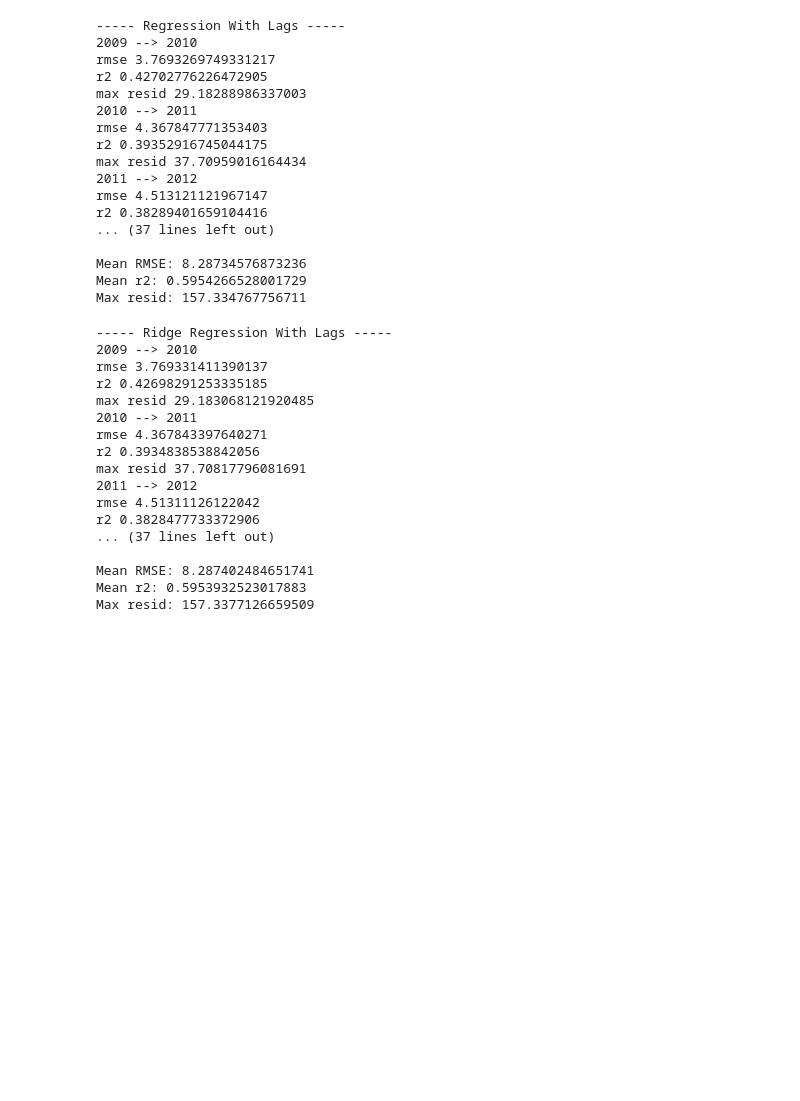
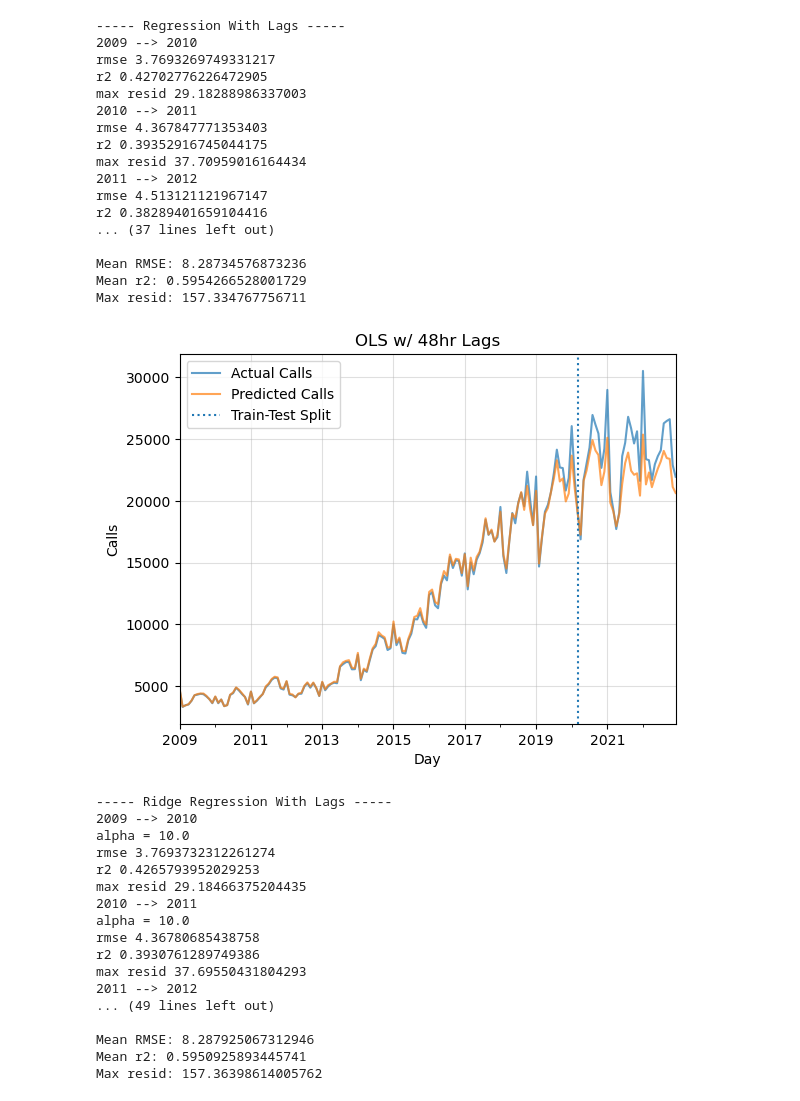
Before and after one commit to peter-amerkhanian/San-Francisco-Service-Analysis, a Jupyter notebook: peter_timeseries_sandbox.ipynb, the cells around one changed output. Cells and saved outputs as stored; diff of their text form; code cells hidden in the pictures; blank space fills up the shorter version.

```diff
--- a/peter_timeseries_sandbox.ipynb
+++ b/peter_timeseries_sandbox.ipynb
@@ -282,3 +199,46 @@ r2 0.38289401659104416
 Mean RMSE: 8.28734576873236
 Mean r2: 0.5954266528001729
 Max resid: 157.334767756711
+# %%
+split = int(X_.shape[0] * .8)
+train_data = X_.iloc[:split, :]
+test_data = X_.iloc[split:, :]
+
+X_train = train_data.drop('calls', axis=1).values
+y_train = train_data[['calls']].values
+X_test = test_data.drop('calls', axis=1).values
+y_test = test_data[['calls']].values
+
+scaler_X = StandardScaler()
+scaler_X.fit(X_train)
+scaler_y = StandardScaler()
+scaler_y.fit(y_train)
+
+X_train_scaled = scaler_X.transform(X_train)
+y_train_scaled = scaler_y.transform(y_train)
+X_test_scaled = scaler_X.transform(X_test)
+y_test_scaled = scaler_y.transform(y_test)
+
+X_train_scaled = np.clip(X_train_scaled, -3, 3)
+X_test_scaled = np.clip(X_test_scaled, -3, 3)
+
+lm = LinearRegression()
+lm.fit(X_train_scaled, y_train_scaled)
+test_preds = scaler_y.inverse_transform(lm.predict(X_test_scaled))
+train_preds = scaler_y.inverse_transform(lm.predict(X_train_scaled))
+actual_calls = y_test
+# %%
+X_temp = X_.copy()
+X_temp['pred' ] = np.vstack([train_preds, test_preds])
+# %%
+fig, ax = plt.subplots()
+agg_table = X_temp.resample("1M")[['calls', 'pred']].sum()
+agg_table.columns = ["Actual Calls", "Predicted Calls"]
+agg_table.plot(alpha=.7, ax=ax)
+ax.set(xlabel="Day", ylabel="Calls", title="OLS w/ 48hr Lags")
+ax.axvline(X_.index[split], label="Train-Test Split", linestyle=":")
+ax.grid(alpha=.4)
+ax.legend()
+fig.savefig("figures/OLS.png", dpi=300)
+# %% [output]
+[figure, added]
@@ -285,5 +340,6 @@ Max resid: 157.334767756711
 # %%
 all_years = df.index.year.unique()
+
 rmses = []
 r2s = []
 max_resids = []
@@ -291,7 +347,7 @@ max_resids = []
 print("----- Ridge Regression With Lags -----")
 for i in range(len(all_years)-2):
     print(all_years[i], "-->", all_years[i+1])
-    train_data = X_[X_.index.year == all_years[i]]
+    train_data = X_[(X_.index.year == all_years[i])]
     test_data = X_[X_.index.year == all_years[i+1]]
 
     X_train = train_data.drop('calls', axis=1).values
@@ -312,9 +368,13 @@ for i in range(len(all_years)-2):
     X_train_scaled = np.clip(X_train_scaled, -3, 3)
     X_test_scaled = np.clip(X_test_scaled, -3, 3)
 
-    lm = RidgeCV(alphas=np.linspace(0.0001, 1, 30), scoring="r2", cv=TimeSeriesSplit(n_splits=4))
+    y_train_scaled = y_train_scaled.flatten()
+    y_test_scaled = y_test_scaled.flatten()
+
+    lm = RidgeCV(alphas=np.linspace(0.001, 10, 10), cv=TimeSeriesSplit(n_splits=4))
     lm.fit(X_train_scaled, y_train_scaled)
-    test_preds = scaler_y.inverse_transform(lm.predict(X_test_scaled))
+    print("alpha =", lm.alpha_)
+    test_preds = scaler_y.inverse_transform(lm.predict(X_test_scaled).reshape(-1, 1))
     actual_calls = y_test
     rmse, r2, max_resid = evaluate_fit(test_preds, actual_calls)
     rmses.append(rmse)
@@ -328,21 +388,21 @@ print("Max resid:", np.mean(max_resids))
 # %% [output]
 ----- Ridge Regression With Lags -----
 2009 --> 2010
-rmse 3.769331411390137
-r2 0.42698291253335185
-max resid 29.183068121920485
+alpha = 10.0
+rmse 3.7693732312261274
+r2 0.4265793952029253
+max resid 29.18466375204435
 2010 --> 2011
-rmse 4.367843397640271
-r2 0.3934838538842056
-max resid 37.70817796081691
+alpha = 10.0
+rmse 4.36780685438758
+r2 0.3930761289749386
+max resid 37.69550431804293
 2011 --> 2012
-rmse 4.51311126122042
-r2 0.3828477733372906
-... (37 lines left out)
+... (49 lines left out)
 
-Mean RMSE: 8.287402484651741
-Mean r2: 0.5953932523017883
-Max resid: 157.3377126659509
+Mean RMSE: 8.287925067312946
+Mean r2: 0.5950925893445741
+Max resid: 157.36398614005762
 # %%
 all_years = df.index.year.unique()
 rmses = []
```
Also changed, not shown: parts of 34 cells of this notebook, 3 other files.
